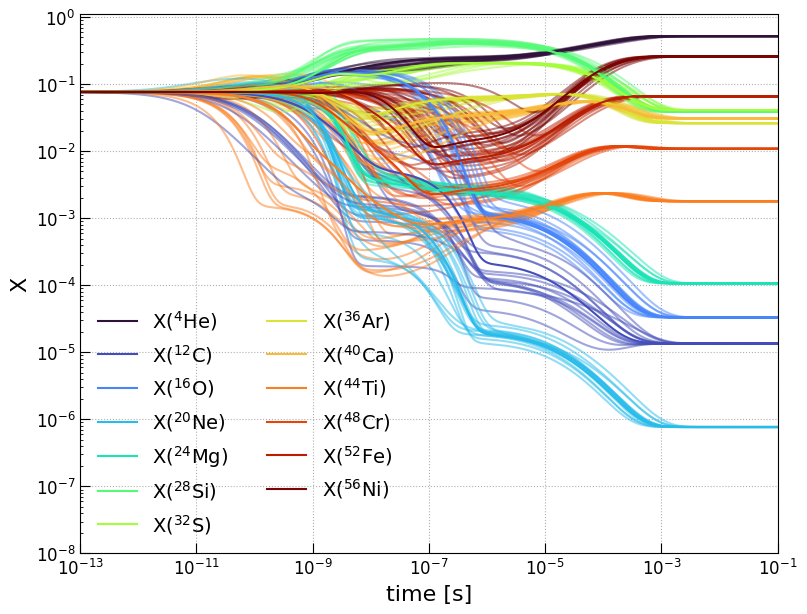
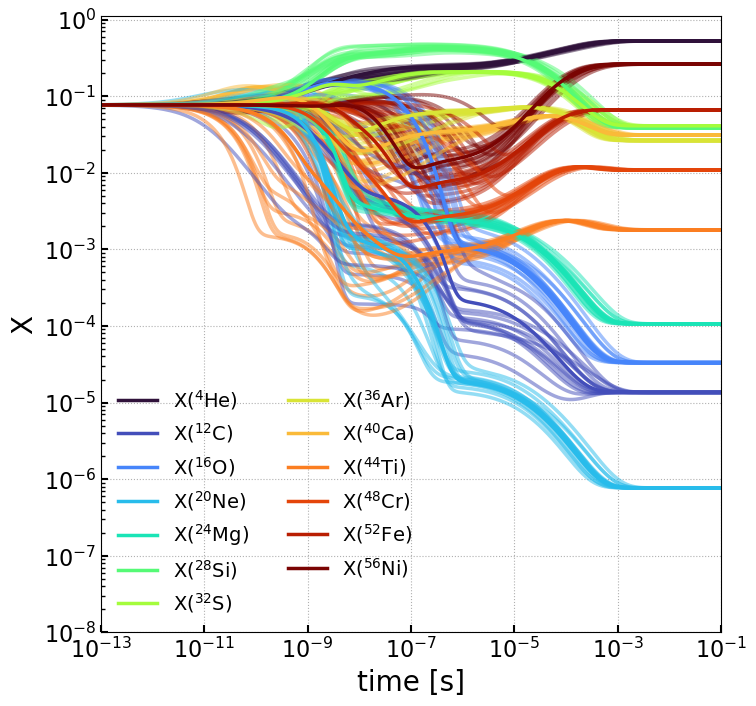
The notebook cell's code change between the first figure and the second:
--- before
+++ after
@@ -4,5 +4,5 @@
 nuc_colors = {nuc: colors[i % len(colors)] for i, nuc in enumerate(sl_sol.unique_nuclei)}
 
-fig, ax = plt.subplots(figsize=(9, 7))
+fig, ax = plt.subplots(figsize=(8, 8))
 
 # sampled StarLib rates
@@ -21,8 +21,7 @@
 ax.set_ylim(1.e-8, 1.1)
 ax.legend(fontsize=14, ncol=2, frameon=False)
-ax.set_xlabel("time [s]", fontsize=16)
-ax.set_ylabel("X", fontsize=16)
-ax.tick_params(labelsize=12, size=7)
+ax.set_xlabel("time [s]")
+ax.set_ylabel("X")
 ax.tick_params(which="both", direction="in")
 ax.grid(ls=":")
-fig.savefig("nse-evolution.png", format="png", bbox_inches="tight")
+fig.savefig("nse-evolution.pdf", format="pdf", bbox_inches="tight")

Commit: update figure sizes